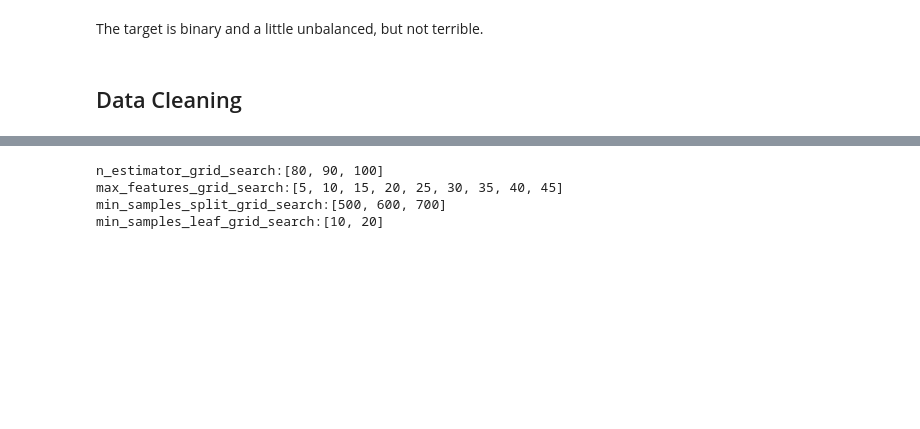
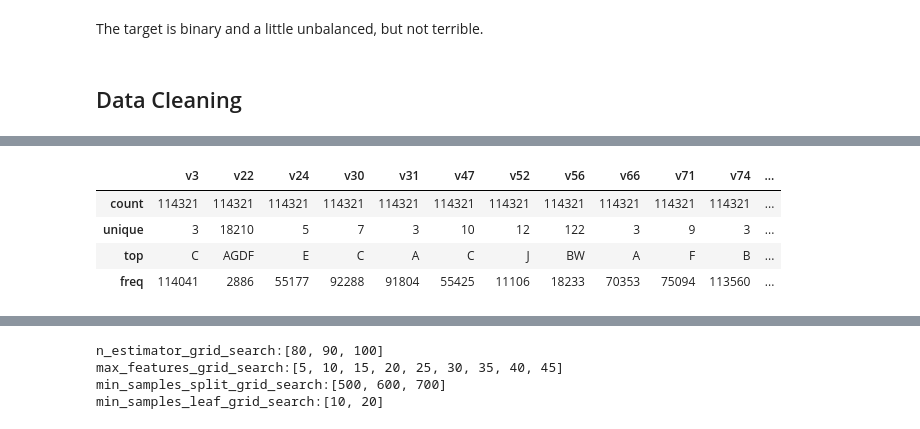
Before and after one commit to warnost/QTW, a Jupyter notebook: Week 8 Bank Data Case Study/Code/Week 8.ipynb, the cells around one changed output, grey strips where cells are left out. Cells and saved outputs as stored; diff of their text form; code cells hidden in the pictures; blank space fills up the shorter version.

```diff
--- a/Week 8 Bank Data Case Study/Code/Week 8.ipynb
+++ b/Week 8 Bank Data Case Study/Code/Week 8.ipynb
@@ -73,0 +82,8 @@ boring
+# %%
+df.describe(include='object')
+# %% [output]
+|  | v3 | v22 | v24 | v30 | v31 | v47 | v52 | v56 | v66 | v71 | v74 | ... |
+| count | 114321 | 114321 | 114321 | 114321 | 114321 | 114321 | 114321 | 114321 | 114321 | 114321 | 114321 | ... |
+| unique | 3 | 18210 | 5 | 7 | 3 | 10 | 12 | 122 | 3 | 9 | 3 | ... |
+| top | C | AGDF | E | C | A | C | J | BW | A | F | B | ... |
+| freq | 114041 | 2886 | 55177 | 92288 | 91804 | 55425 | 11106 | 18233 | 70353 | 75094 | 113560 | ... |
```
Also changed, not shown: parts of 14 cells of this notebook.
